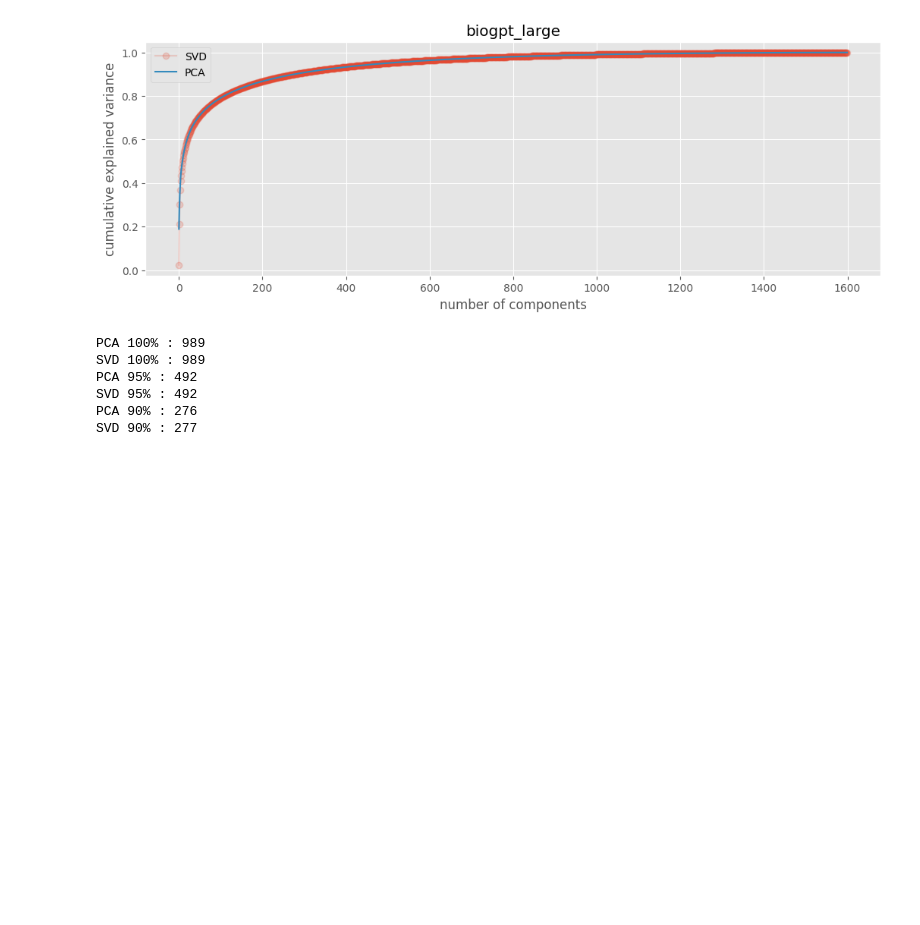
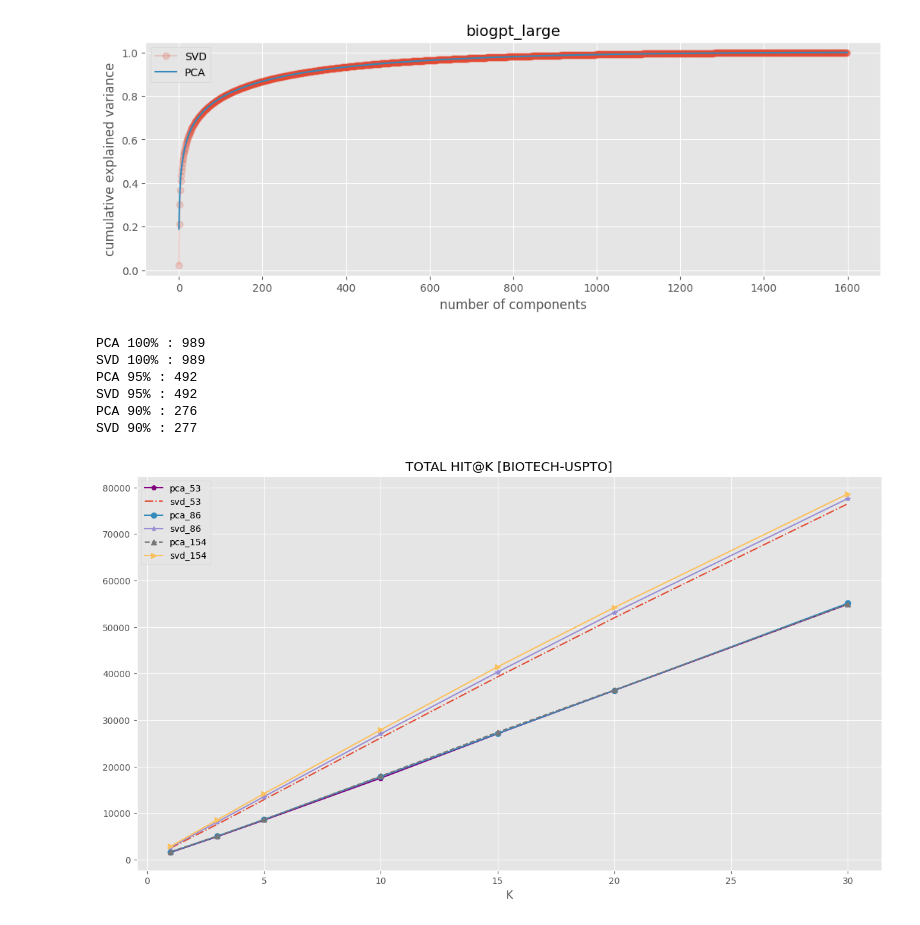
Before and after one commit to malinphy/e_repo, a Jupyter notebook: biogpt_variants_biogpt_large_nih.ipynb, the cells around one changed output. Cells and saved outputs as stored; diff of their text form; code cells hidden in the pictures; blank space fills up the shorter version.

```diff
--- a/biogpt_variants_biogpt_large_nih.ipynb
+++ b/biogpt_variants_biogpt_large_nih.ipynb
@@ -148,0 +190,16 @@ SVD 90% : 277
+# %%
+abstract_pca_277 = np.load('./patent_abst_vectors_norm_pca_277.npy')
+abstract_pca_492 = np.load('./patent_abst_vectors_norm_pca_492.npy')
+abstract_pca_989 = np.load('./patent_abst_vectors_norm_pca_989.npy')
+
+abstract_svd_277 = np.load('./patent_abst_vectors_norm_svd_277.npy')
+abstract_svd_492 = np.load('./patent_abst_vectors_norm_svd_492.npy')
+abstract_svd_989 = np.load('./patent_abst_vectors_norm_svd_989.npy')
+
+title_pca_277 = np.load('./patent_title_vectors_norm_pca_277.npy')
+title_pca_492 = np.load('./patent_title_vectors_norm_pca_492.npy')
+title_pca_989 = np.load('./patent_title_vectors_norm_pca_989.npy')
+
+title_svd_277 = np.load('./patent_title_vectors_norm_svd_277.npy')
+title_svd_492 = np.load('./patent_title_vectors_norm_svd_492.npy')
+title_svd_989 = np.load('./patent_title_vectors_norm_svd_989.npy')
@@ -148,0 +255,31 @@ SVD 90% : 277
+# %%
+k = [1,3,5,10,15,20,30]
+ap_pca_277, hit_pca_277, mrr_pca_277 = metrics_calculator(raw_idx,reduced_idx_pca_277, k )
+ap_svd_277, hit_svd_277, mrr_svd_277 = metrics_calculator(raw_idx,reduced_idx_svd_277, k )
+
+ap_pca_492, hit_pca_492, mrr_pca_492 = metrics_calculator(raw_idx,reduced_idx_pca_492, k )
+ap_svd_492, hit_svd_492, mrr_svd_492 = metrics_calculator(raw_idx,reduced_idx_svd_492, k )
+
+ap_pca_989, hit_pca_989, mrr_pca_989 = metrics_calculator(raw_idx,reduced_idx_pca_989, k )
+ap_svd_989, hit_svd_989, mrr_svd_989 = metrics_calculator(raw_idx,reduced_idx_svd_989, k )
+
+# ap_pca_107, hit_pca_107, mrr_pca_107 = metrics_calculator(raw_idx,reduced_idx_pca_107, k )
+# ap_svd_107, hit_svd_107, mrr_svd_107 = metrics_calculator(raw_idx,reduced_idx_svd_107, k )
+# %%
+# plt.subplot(1,4,2)
+plt.figure(figsize =(15,8))
+plt.plot(k,hit_pca_277, '-p', color = 'purple')
+plt.plot(k,hit_svd_277, '-.')
+plt.plot(k,hit_pca_492, '-o')
+plt.plot(k,hit_svd_492, '-*')
+plt.plot(k,hit_pca_989, '--^')
+plt.plot(k,hit_svd_989, '>-')
+# plt.scatter(k,hit_pca_107, marker ='s',color= 'green')
+# plt.plot(k,hit_svd_107, '--')
+# plt.scatter(k,hit_svd_90, marker = 's', color= 'green')
+
+plt.title('TOTAL HIT@K [BIOTECH-USPTO]')
+plt.legend(['pca_53','svd_53','pca_86','svd_86','pca_154','svd_154'])
+plt.xlabel('K');
+# %% [output]
+[figure, added]
```
Also changed, not shown: parts of 4 cells of this notebook.
